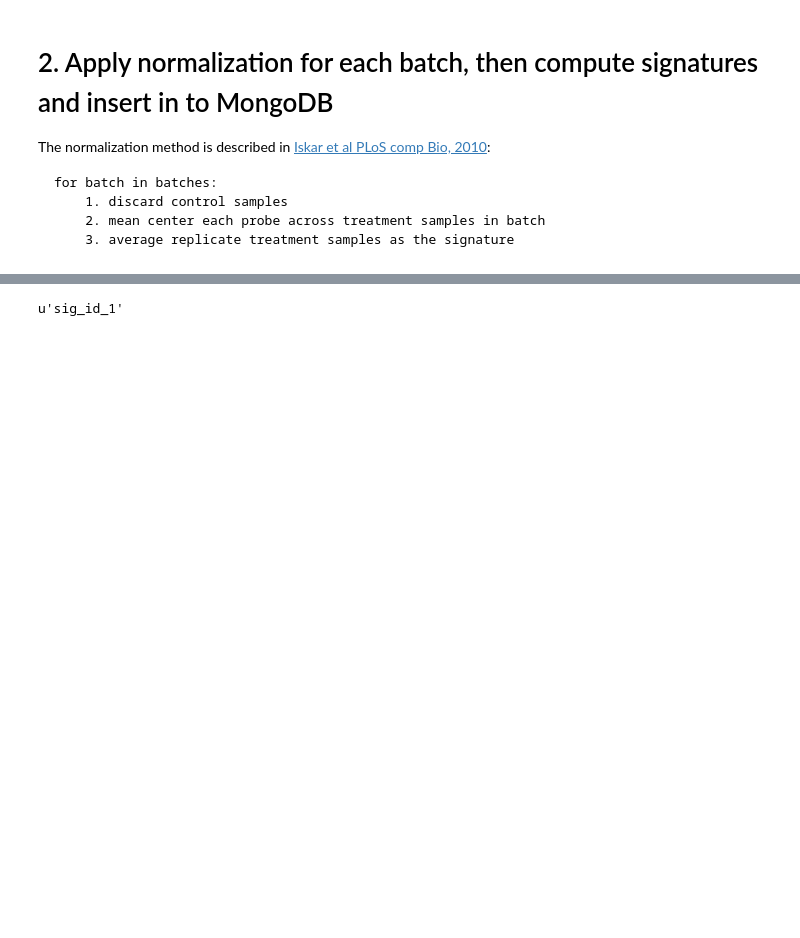
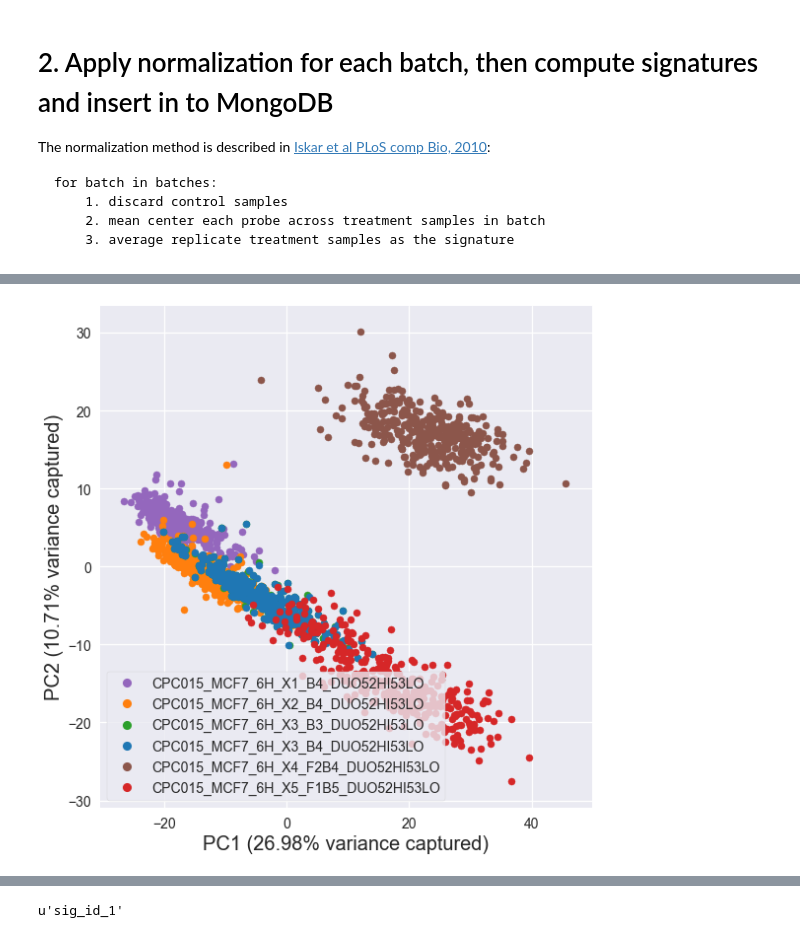
Before and after one commit to MaayanLab/L1000FWD, a Jupyter notebook: notebooks/Reprocess_L1000_Level3_mean_center.ipynb, the cells around one changed output, grey strips where cells are left out. Saved outputs shown, nothing was run; the diff lists cells and outputs as text; code cells hidden in the pictures; blank space fills up the shorter version.

```diff
--- a/notebooks/Reprocess_L1000_Level3_mean_center.ipynb
+++ b/notebooks/Reprocess_L1000_Level3_mean_center.ipynb
@@ -173,0 +278,4 @@ for batch in batches:
+# %%
+RNAseq.PCA_plot(mat_sub2.T, samples=distil_ids_sub2, standardize=2, log=False,  sep=':')
+# %% [output]
+[figure, added]
```
Also changed, not shown: parts of 21 cells of this notebook.
